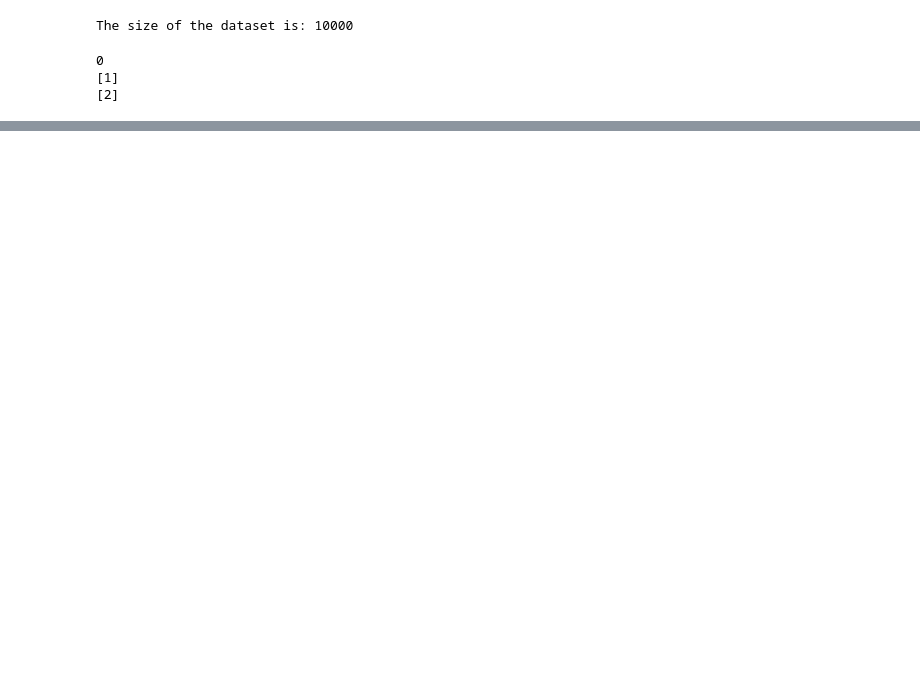
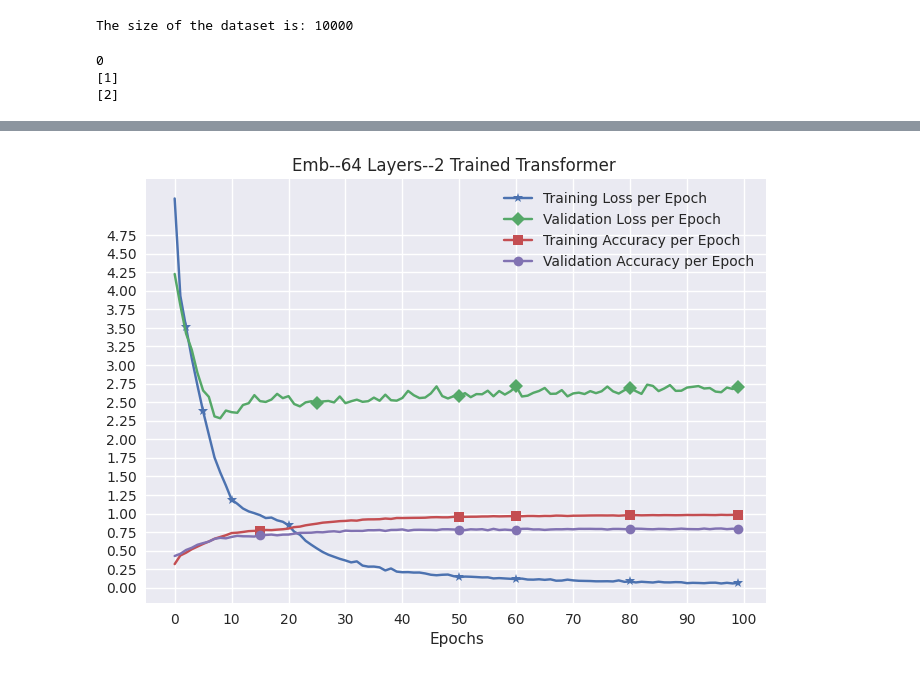
Before and after one commit to dpes-neupane/transformer, a Jupyter notebook: train.ipynb, the cells around one changed output, grey strips where cells are left out. Saved outputs shown, nothing was run; the diff lists cells and outputs as text; code cells hidden in the pictures; blank space fills up the shorter version.

```diff
--- a/train.ipynb
+++ b/train.ipynb
@@ -384,0 +453,4 @@ plt.style.available
+# %%
+showHistory('history1', 64, 2)
+# %% [output]
+[figure, added]
```
Also changed, not shown: parts of 19 cells of this notebook, 15 other files.
